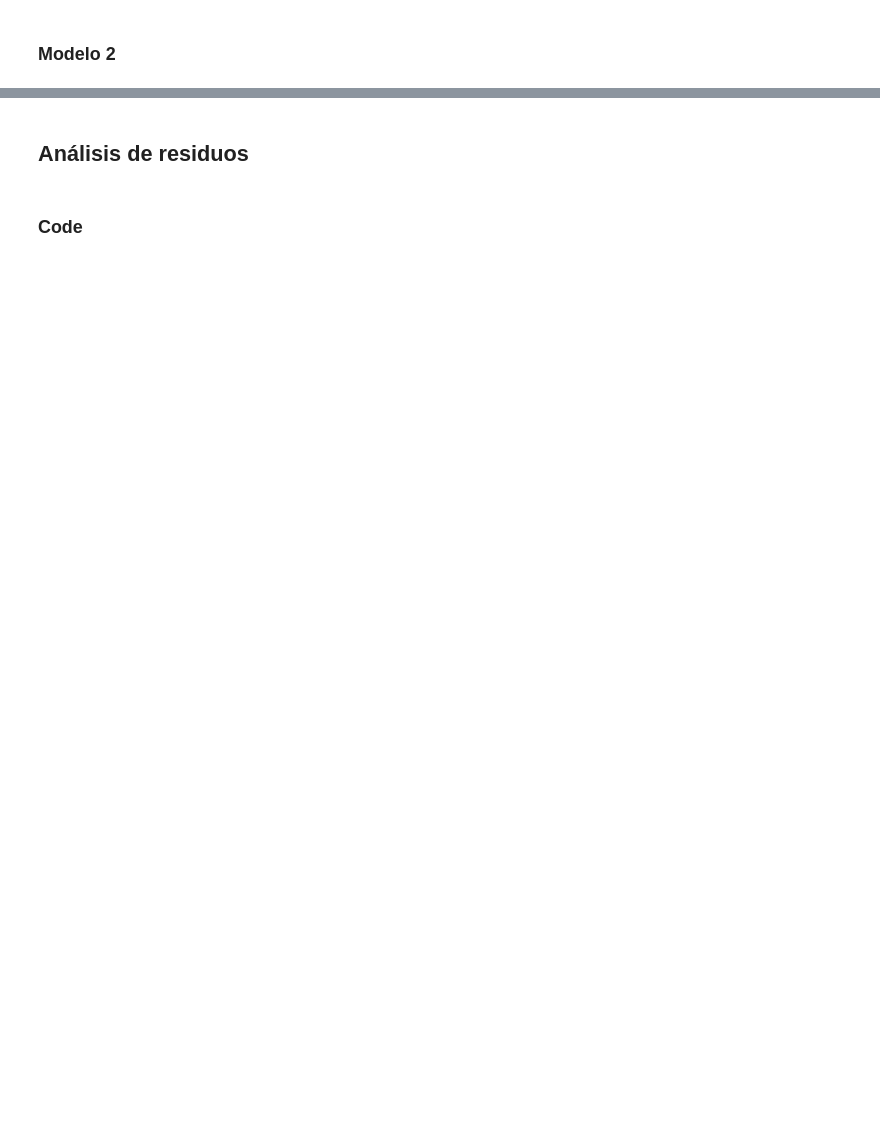
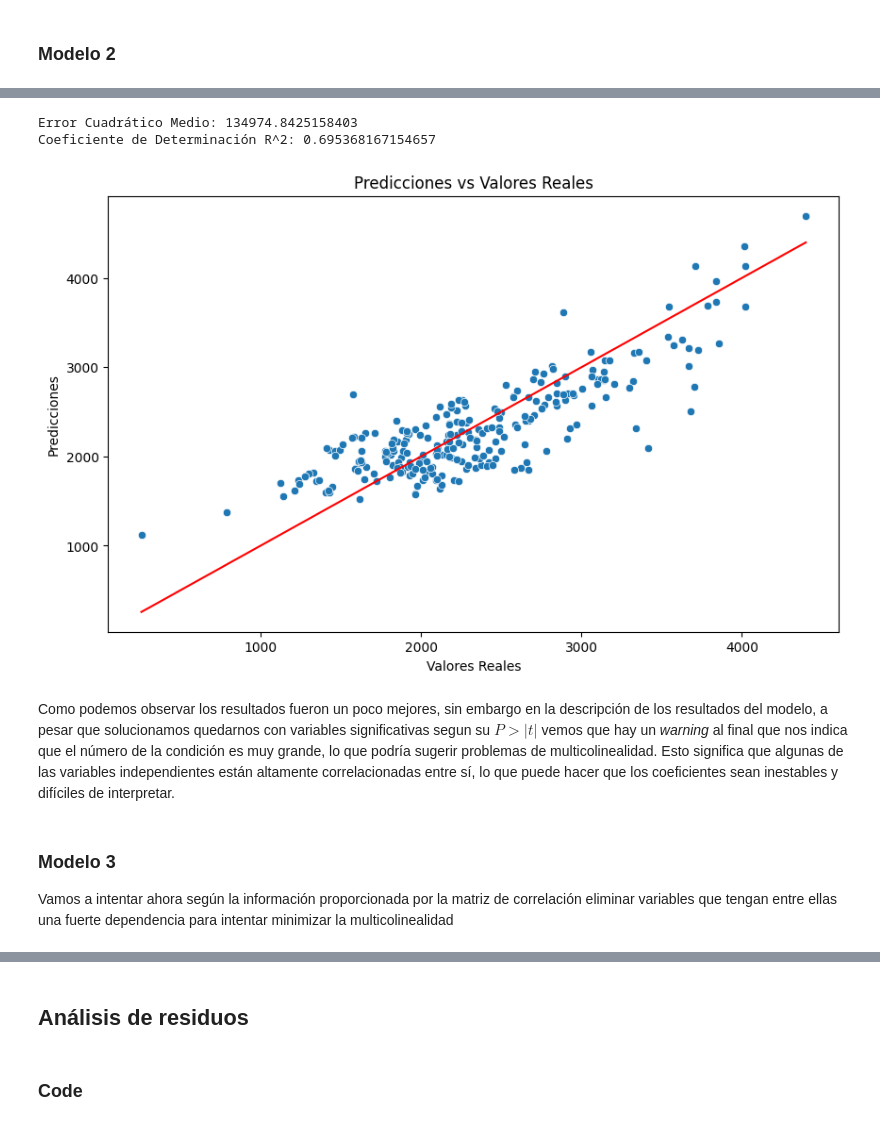
Before and after one commit to david-dlb/Estadistica-2024, a Jupyter notebook: fitness_analysis.ipynb, the cells around one changed output, grey strips where cells are left out. Cells and saved outputs as stored; diff of their text form; code cells hidden in the pictures; blank space fills up the shorter version.

```diff
--- a/fitness_analysis.ipynb
+++ b/fitness_analysis.ipynb
@@ -391,0 +327,47 @@ X_train, X_test, y_train, y_test = train_test_split(X, y, test_size=0.2, random_
+# %%
+# Añadir una constante a X_test para el modelo lineal
+X_test = sm.add_constant(X_test)
+
+# Hacer predicciones con el modelo entrenado
+predictions = model.predict(X_test)
+
+from sklearn.metrics import mean_squared_error, r2_score
+
+mse = mean_squared_error(y_test, predictions)
+r2 = r2_score(y_test, predictions)
+
+print(f"Error Cuadrático Medio: {mse}")
+print(f"Coeficiente de Determinación R^2: {r2}")
+# %% [output]
+Error Cuadrático Medio: 134974.8425158403
+Coeficiente de Determinación R^2: 0.695368167154657
+# %%
+import matplotlib.pyplot as plt
+import seaborn as sns
+
+# Asumiendo que 'y_test' son los valores reales y 'predictions' son las predicciones del modelo
+# Crear un DataFrame para facilitar la visualización
+data = pd.DataFrame({'Real': y_test, 'Predicted': predictions})
+
+# Crear un gráfico de dispersión
+plt.figure(figsize=(10, 6))
+sns.scatterplot(x='Real', y='Predicted', data=data)
+
+# Añadir una línea de identidad para visualizar la alineación de las predicciones con los valores reales
+sns.lineplot(x='Real', y='Real', data=data, color='red')
+
+# Añadir títulos y etiquetas
+plt.title('Predicciones vs Valores Reales')
+plt.xlabel('Valores Reales')
+plt.ylabel('Predicciones')
+
+# Mostrar el gráfico
+plt.show()
+# %% [output]
+[figure, added]
+# %% [markdown]
+Como podemos observar los resultados fueron un poco mejores, sin embargo en la descripción de los resultados del modelo, a pesar que solucionamos quedarnos con variables significativas segun su $P > |t|$ vemos que hay un *warning* al final que nos indica que el número de la condición es muy grande, lo que podría sugerir problemas de multicolinealidad. Esto significa que algunas de las variables independientes están altamente correlacionadas entre sí, lo que puede hacer que los coeficientes sean inestables y difíciles de interpretar.
+# %% [markdown]
+### Modelo 3
+
+Vamos a intentar ahora según la información proporcionada por la matriz de correlación eliminar variables que tengan entre ellas una fuerte dependencia para intentar minimizar la multicolinealidad
```
Also changed, not shown: parts of 44 cells of this notebook.
